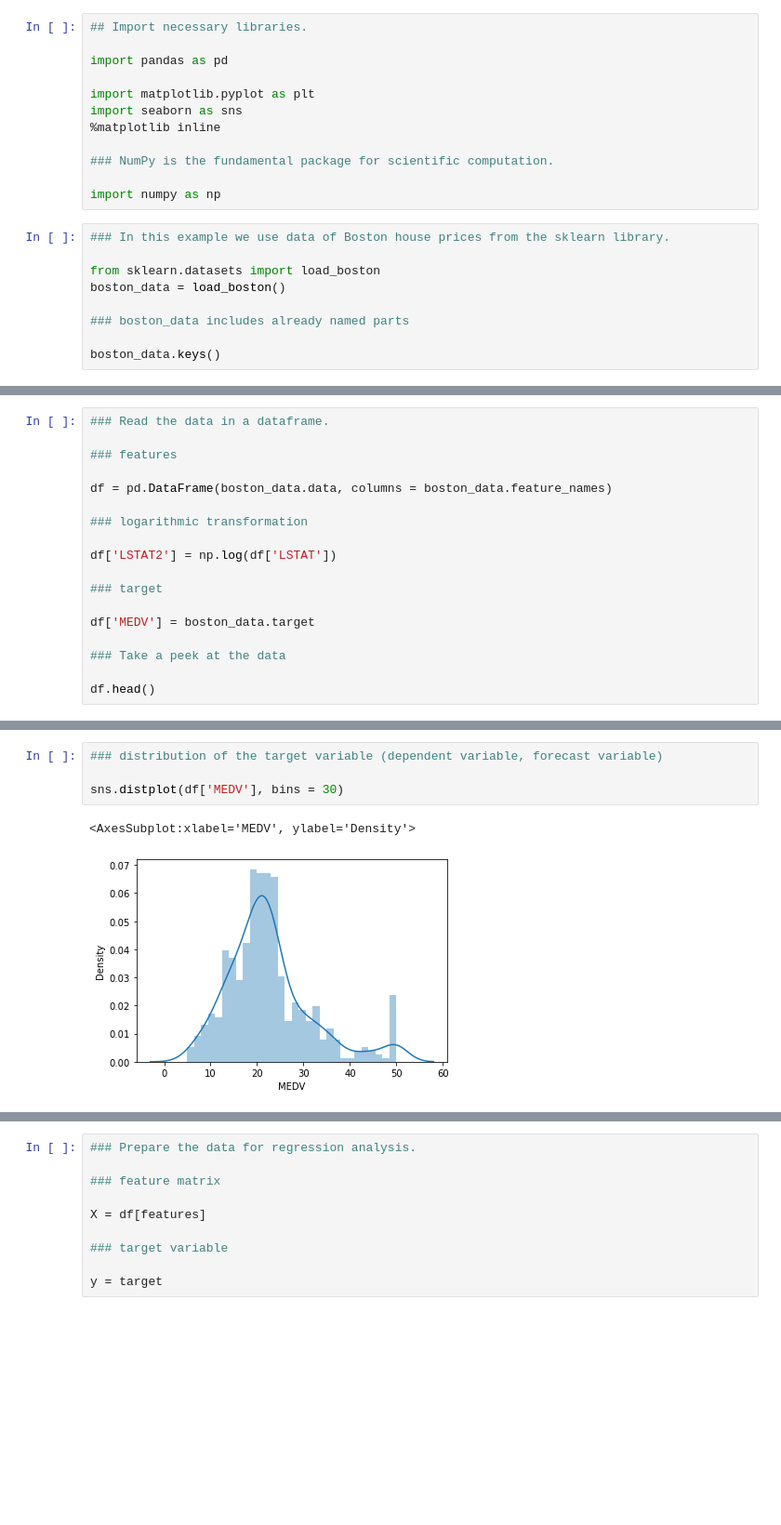
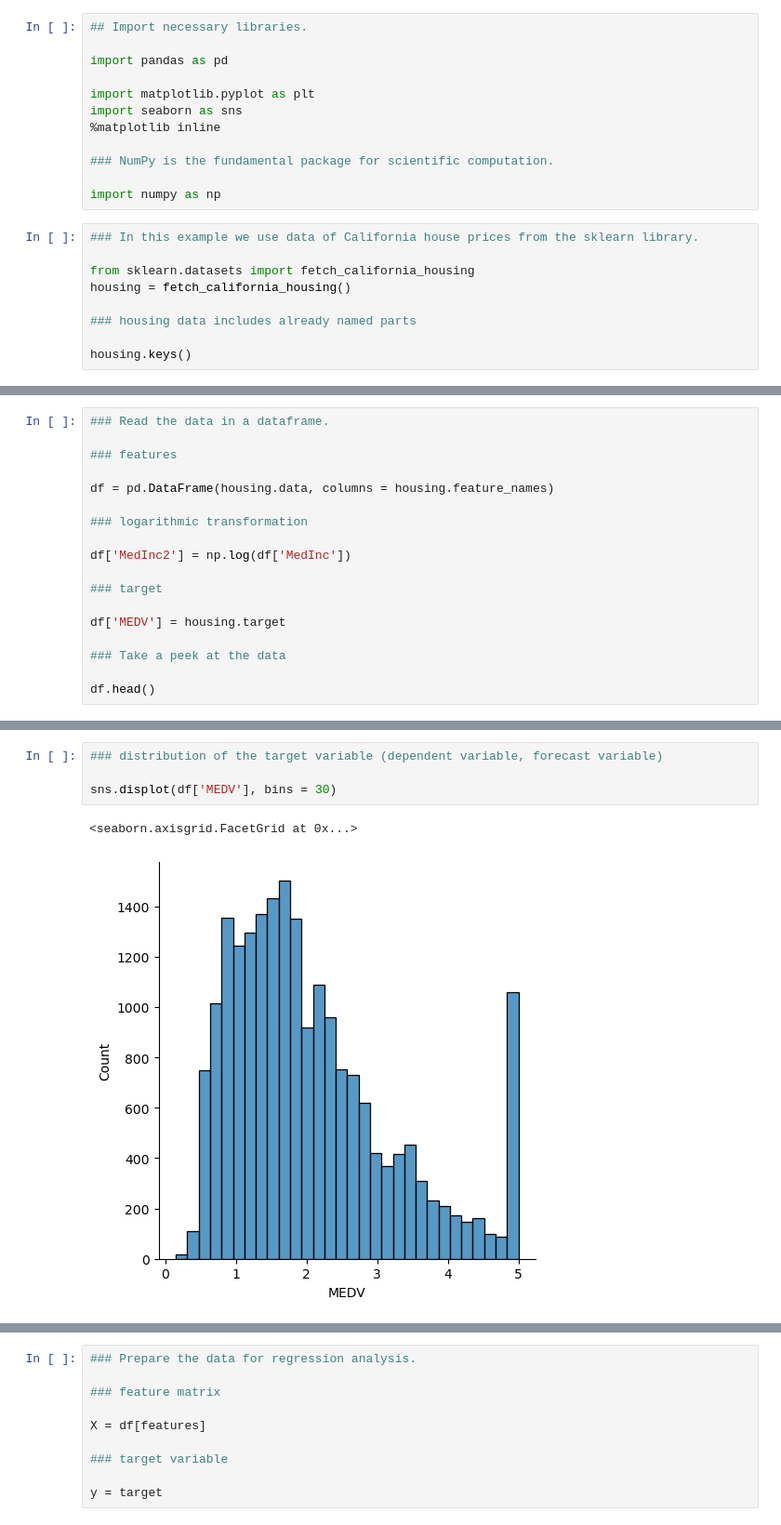
Before and after one commit to juhanurmonen/data-analytics-basics-regression, a Jupyter notebook: regression_demanding_part_three.ipynb, the cells around one changed output, grey strips where cells are left out. Shown at 93% size. Saved outputs shown, nothing was run; the diff lists cells and outputs as text; blank space fills up the shorter version.

```diff
--- a/regression_demanding_part_three.ipynb
+++ b/regression_demanding_part_three.ipynb
@@ -15,12 +15,12 @@ import seaborn as sns
 
 import numpy as np
 # %%
-### In this example we use data of Boston house prices from the sklearn library.
+### In this example we use data of California house prices from the sklearn library.
 
-from sklearn.datasets import load_boston
-boston_data = load_boston()
+from sklearn.datasets import fetch_california_housing
+housing = fetch_california_housing()
 
-### boston_data includes already named parts
+### housing data includes already named parts
 
-boston_data.keys()
+housing.keys()
 # %% [output]
@@ -52,15 +52,15 @@ Boston house prices dataset
 
 ### features
 
-df = pd.DataFrame(boston_data.data, columns = boston_data.feature_names)
+df = pd.DataFrame(housing.data, columns = housing.feature_names)
 
 ### logarithmic transformation
 
-df['LSTAT2'] = np.log(df['LSTAT'])
+df['MedInc2'] = np.log(df['MedInc'])
 
 ### target
 
-df['MEDV'] = boston_data.target
+df['MEDV'] = housing.target
 
 ### Take a peek at the data
 
@@ -96,10 +91,10 @@ dtype: int64
 # %%
 ### distribution of the target variable (dependent variable, forecast variable)
 
-sns.distplot(df['MEDV'], bins = 30)
+sns.displot(df['MEDV'], bins = 30)
 # %% [output]
-<AxesSubplot:xlabel='MEDV', ylabel='Density'>
+<seaborn.axisgrid.FacetGrid at 0x...>
-[figure, old version]
+[figure, new version]
 # %%
 ### Correlation coefficients in the precision of two decimals.
 
```
Also changed, not shown: parts of 13 cells of this notebook, 1 other file.
